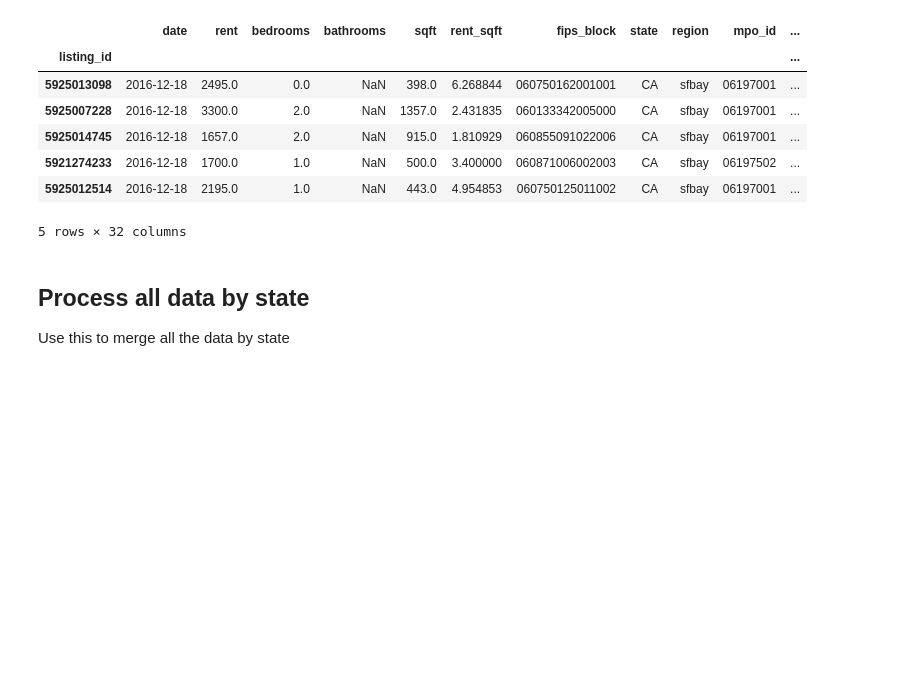
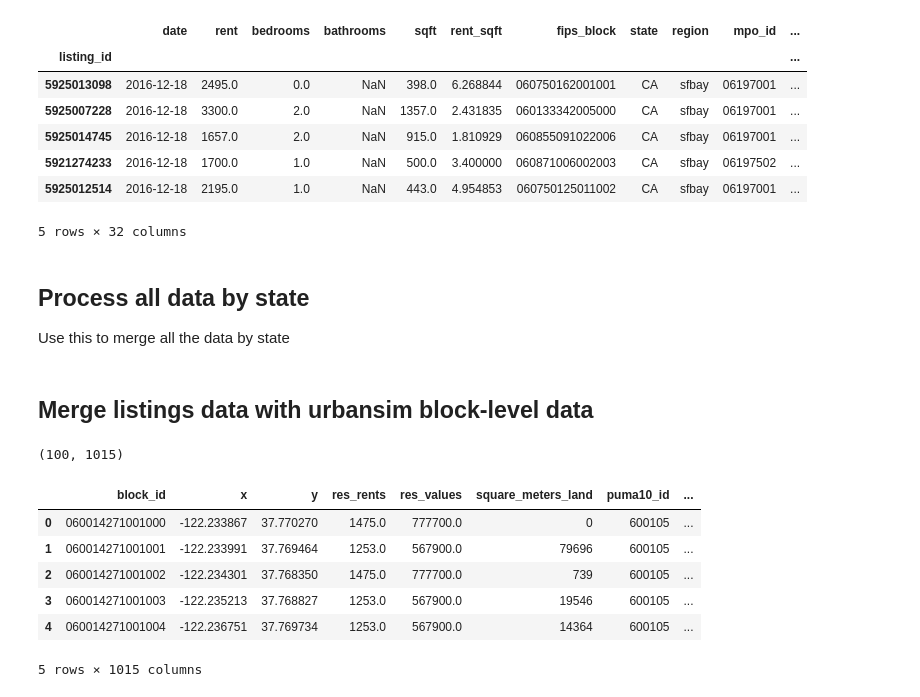
Before and after one commit to lrayle/rental-listings-census, a Jupyter notebook: src/craigslist_merge_census.ipynb, the cells around one changed output. Cells and saved outputs as stored; diff of their text form; code cells hidden in the pictures; blank space fills up the shorter version.

Commit message:
Add merge full accessibility and census dataset

```diff
--- a/src/craigslist_merge_census.ipynb
+++ b/src/craigslist_merge_census.ipynb
@@ -103,3 +108,7 @@ sftp = ssh.open_sftp()
+# %%
+BLOCK_DIR = os.path.join('..','data','urbansim')
+BLOCK_ZFILE = 'ba_block_variables.csv.zip'
+BLOCK_FILE = 'ba_block_variables.csv'
 # %% [markdown]
 ### Create FIPS look-up tables
 # %%
@@ -333,3 +343,5 @@ for state in fips_state['USPS']:# uncomment when done with testing.
 df_state.head()
 # %%
 ssh.close()
+# %% [markdown]
+## Merge listings data with urbansim block-level data
@@ -335,0 +354,14 @@ ssh.close()
+# %%
+# temporarily read first 100 lines just to see header names
+df_temp = pd.read_csv(os.path.join('temp',BLOCK_FILE), nrows=100, dtype={'block_id':str})
+print(df_temp.shape)
+df_temp.head()
+# %% [output]
+(100, 1015)
+|  | block_id | x | y | res_rents | res_values | square_meters_land | puma10_id | ... |
+| 0 | 060014271001000 | -122.233867 | 37.770270 | 1475.0 | 777700.0 | 0 | 600105 | ... |
+| 1 | 060014271001001 | -122.233991 | 37.769464 | 1253.0 | 567900.0 | 79696 | 600105 | ... |
+| 2 | 060014271001002 | -122.234301 | 37.768350 | 1475.0 | 777700.0 | 739 | 600105 | ... |
+| 3 | 060014271001003 | -122.235213 | 37.768827 | 1253.0 | 567900.0 | 19546 | 600105 | ... |
+| 4 | 060014271001004 | -122.236751 | 37.769734 | 1253.0 | 567900.0 | 14364 | 600105 | ... |
+5 rows × 1015 columns
```
Also changed, not shown: parts of 21 cells of this notebook, 1 other file.
